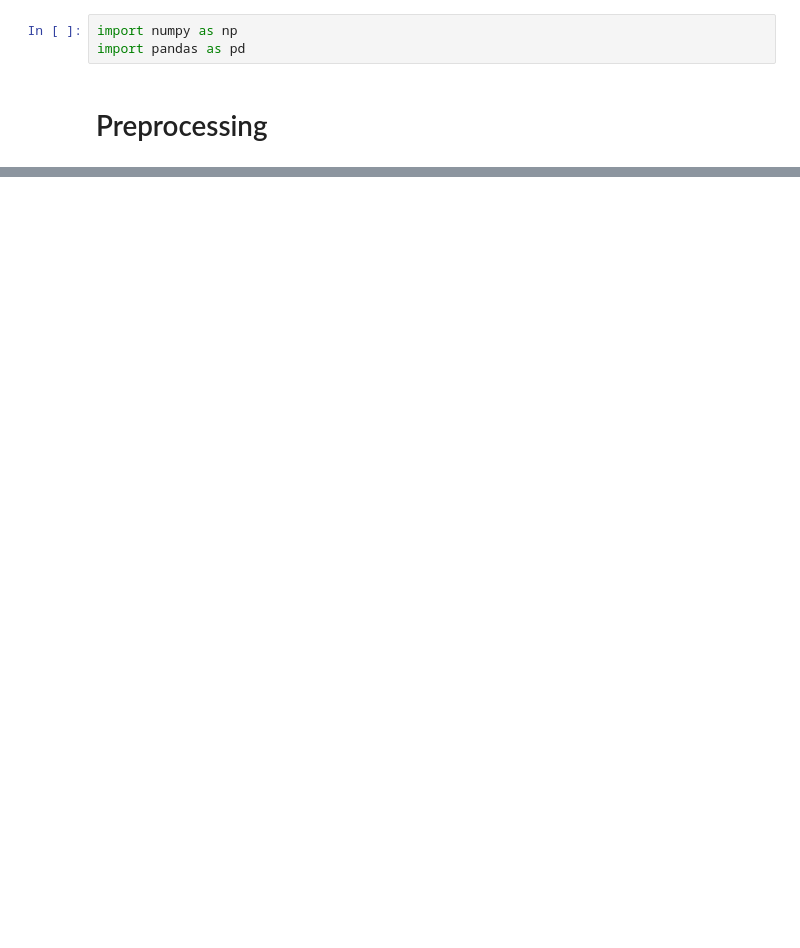
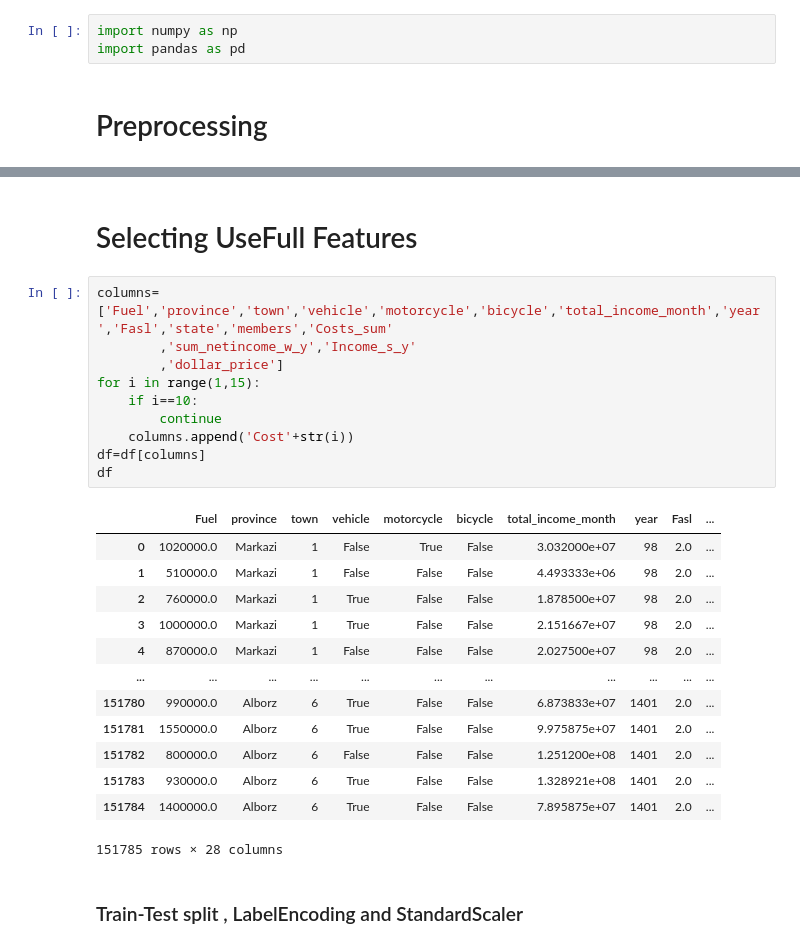
Before and after one commit to sinaaasghari/First-Try, a Jupyter notebook: Regression.ipynb, the cells around one changed output, grey strips where cells are left out. Cells and saved outputs as stored; diff of their text form; blank space fills up the shorter version.

```diff
--- a/Regression.ipynb
+++ b/Regression.ipynb
@@ -126,0 +228,28 @@ array([  699999.9999999 ,  1249999.99999996,  4699999.99999985, ...,
+# %% [markdown]
+# Selecting UseFull Features
+# %%
+columns=['Fuel','province','town','vehicle','motorcycle','bicycle','total_income_month','year','Fasl','state','members','Costs_sum'
+        ,'sum_netincome_w_y','Income_s_y'
+        ,'dollar_price']
+for i in range(1,15):
+    if i==10:
+        continue
+    columns.append('Cost'+str(i))
+df=df[columns]
+df
+# %% [output]
+|  | Fuel | province | town | vehicle | motorcycle | bicycle | total_income_month | year | Fasl | ... |
+| 0 | 1020000.0 | Markazi | 1 | False | True | False | 3.032000e+07 | 98 | 2.0 | ... |
+| 1 | 510000.0 | Markazi | 1 | False | False | False | 4.493333e+06 | 98 | 2.0 | ... |
+| 2 | 760000.0 | Markazi | 1 | True | False | False | 1.878500e+07 | 98 | 2.0 | ... |
+| 3 | 1000000.0 | Markazi | 1 | True | False | False | 2.151667e+07 | 98 | 2.0 | ... |
+| 4 | 870000.0 | Markazi | 1 | False | False | False | 2.027500e+07 | 98 | 2.0 | ... |
+| ... | ... | ... | ... | ... | ... | ... | ... | ... | ... | ... |
+| 151780 | 990000.0 | Alborz | 6 | True | False | False | 6.873833e+07 | 1401 | 2.0 | ... |
+| 151781 | 1550000.0 | Alborz | 6 | True | False | False | 9.975875e+07 | 1401 | 2.0 | ... |
+| 151782 | 800000.0 | Alborz | 6 | False | False | False | 1.251200e+08 | 1401 | 2.0 | ... |
+| 151783 | 930000.0 | Alborz | 6 | True | False | False | 1.328921e+08 | 1401 | 2.0 | ... |
+| 151784 | 1400000.0 | Alborz | 6 | True | False | False | 7.895875e+07 | 1401 | 2.0 | ... |
+151785 rows × 28 columns
+# %% [markdown]
+###  Train-Test split , LabelEncoding and StandardScaler
```
Also changed, not shown: parts of 96 cells of this notebook.
